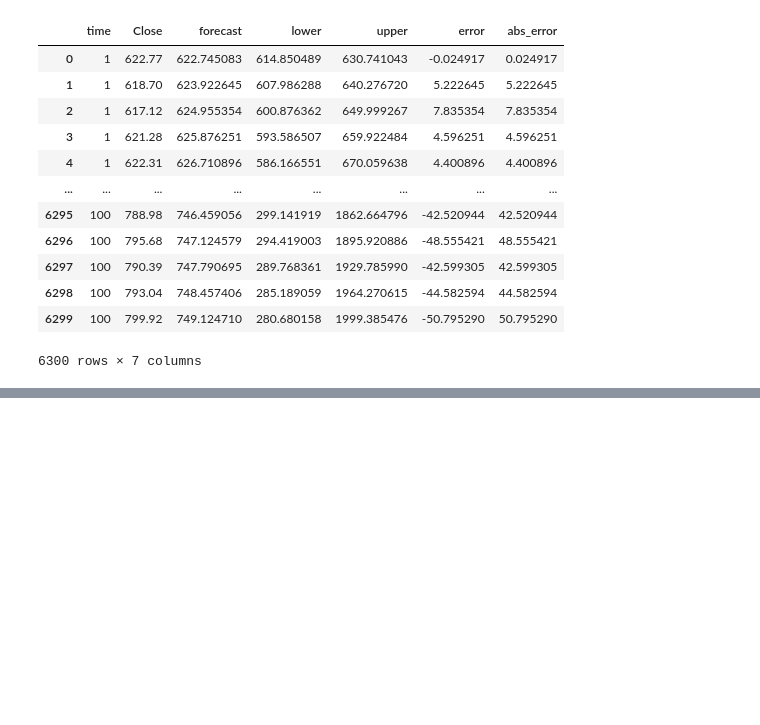
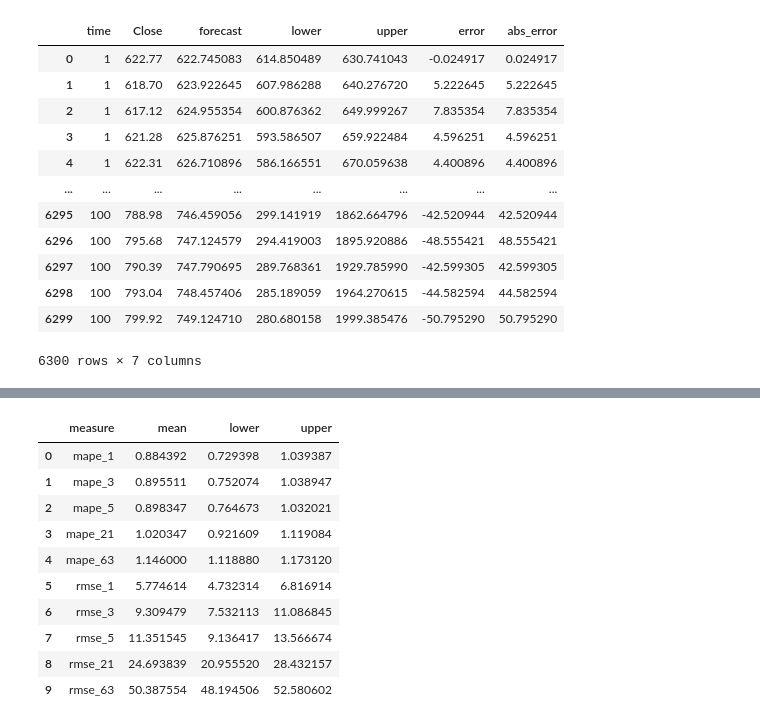
Before and after one commit to ulrikson/statistics-thesis, a Jupyter notebook: arch_evaluate.ipynb, the cells around one changed output, grey strips where cells are left out. Saved outputs shown, nothing was run; the diff lists cells and outputs as text; code cells hidden in the pictures; blank space fills up the shorter version.

```diff
--- a/arch_evaluate.ipynb
+++ b/arch_evaluate.ipynb
@@ -224,3 +223,30 @@ cross_df.describe()
 | 50% | 0.636057 | 0.615313 | 0.615576 | 0.824619 | 1.079881 | 4.016677 | 6.211181 | 6.839698 | 17.204669 | 43.823016 |
 | 75% | 1.233814 | 1.157390 | 1.125993 | 1.497318 | 1.136398 | 7.869678 | 13.053851 | 15.110710 | 41.314435 | 54.608795 |
 | max | 3.485294 | 3.247952 | 3.056186 | 1.956613 | 1.576509 | 23.523991 | 37.880810 | 45.932205 | 59.973852 | 80.613902 |
+# %%
+upper = cross_df.mean() + 1.984 * cross_df.std() / math.sqrt(100)
+lower = cross_df.mean() - 1.984 * cross_df.std() / math.sqrt(100)
+
+ci_df = pd.DataFrame(columns=['measure', 'mean', 'lower', 'upper'])
+
+for i in range(10):
+    ci_df = ci_df.append({
+        'measure': cross_df.columns[i],
+        'mean': cross_df.mean()[i],
+        'lower': lower[i],
+        'upper': upper[i]
+    }, ignore_index=True)
+
+ci_df
+# %% [output]
+|  | measure | mean | lower | upper |
+| 0 | mape_1 | 0.884392 | 0.729398 | 1.039387 |
+| 1 | mape_3 | 0.895511 | 0.752074 | 1.038947 |
+| 2 | mape_5 | 0.898347 | 0.764673 | 1.032021 |
+| 3 | mape_21 | 1.020347 | 0.921609 | 1.119084 |
+| 4 | mape_63 | 1.146000 | 1.118880 | 1.173120 |
+| 5 | rmse_1 | 5.774614 | 4.732314 | 6.816914 |
+| 6 | rmse_3 | 9.309479 | 7.532113 | 11.086845 |
+| 7 | rmse_5 | 11.351545 | 9.136417 | 13.566674 |
+| 8 | rmse_21 | 24.693839 | 20.955520 | 28.432157 |
+| 9 | rmse_63 | 50.387554 | 48.194506 | 52.580602 |
```
Also changed, not shown: parts of 1 cell of this notebook, 1 other file.
